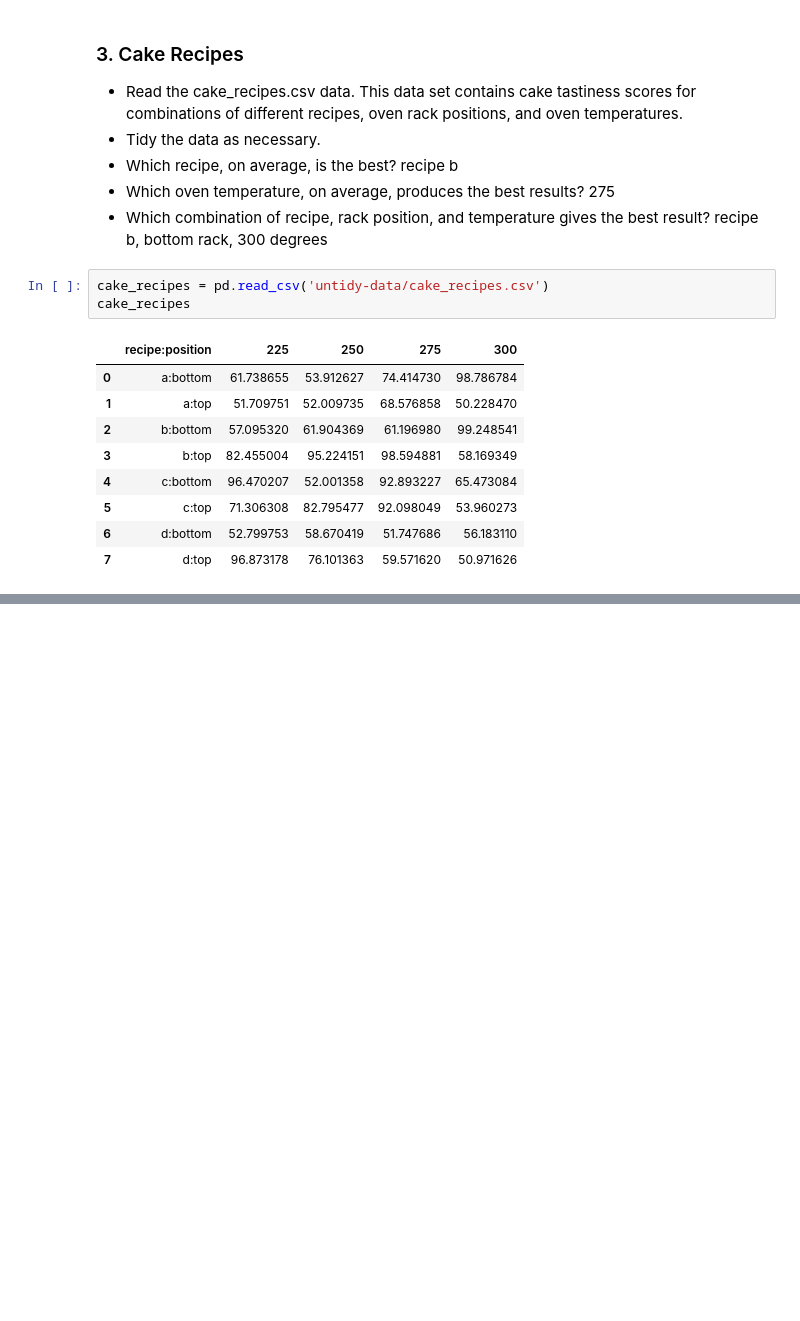
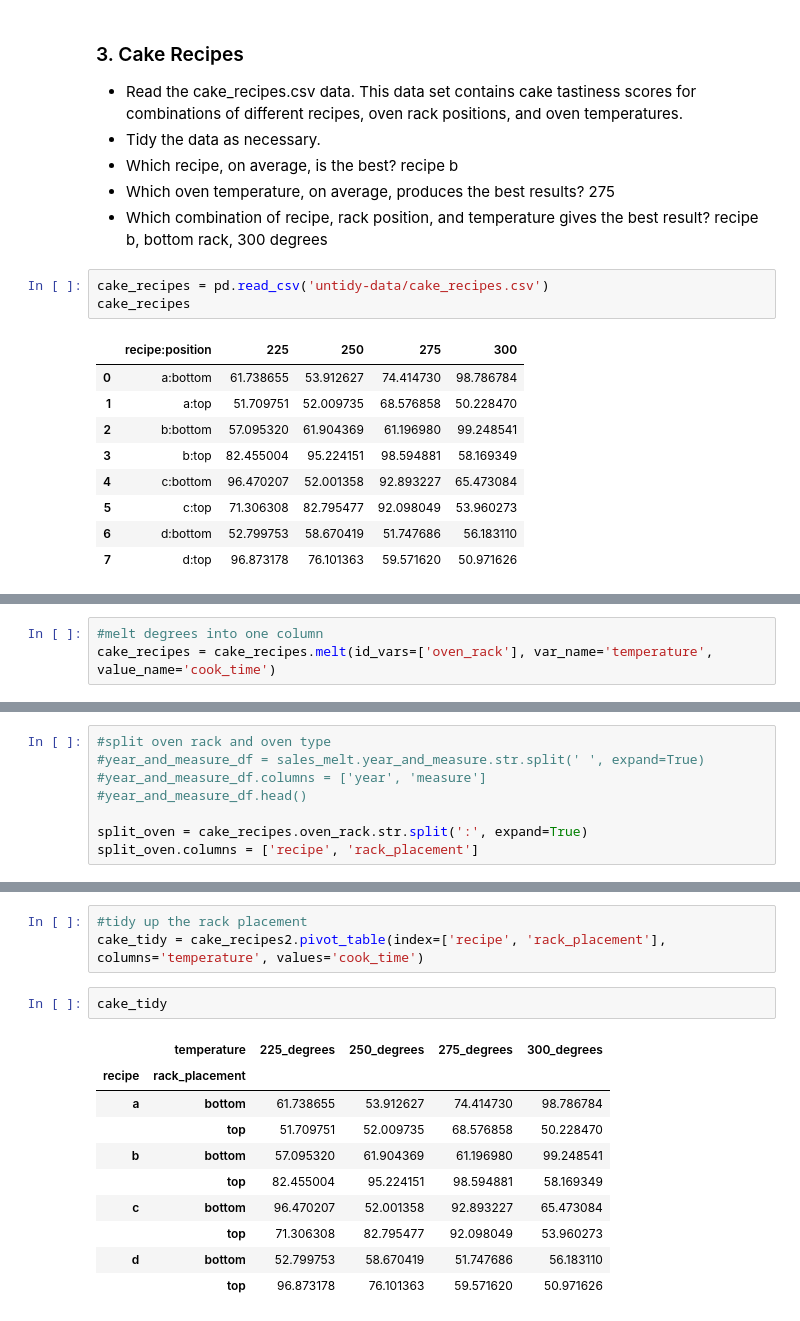
Before and after one commit to segovialori/classification_exercises, a Jupyter notebook: tidy_data.ipynb, the cells around one changed output, grey strips where cells are left out. Cells and saved outputs as stored; diff of their text form; blank space fills up the shorter version.

```diff
--- a/tidy_data.ipynb
+++ b/tidy_data.ipynb
@@ -127,0 +186,3 @@ cake_recipes
+# %%
+#melt degrees into one column
+cake_recipes = cake_recipes.melt(id_vars=['oven_rack'], var_name='temperature', value_name='cook_time')
@@ -127,0 +198,8 @@ cake_recipes
+# %%
+#split oven rack and oven type
+#year_and_measure_df = sales_melt.year_and_measure.str.split(' ', expand=True)
+#year_and_measure_df.columns = ['year', 'measure']
+#year_and_measure_df.head()
+
+split_oven = cake_recipes.oven_rack.str.split(':', expand=True)
+split_oven.columns = ['recipe', 'rack_placement']
@@ -127,0 +221,16 @@ cake_recipes
+# %%
+#tidy up the rack placement
+cake_tidy = cake_recipes2.pivot_table(index=['recipe', 'rack_placement'], columns='temperature', values='cook_time')
+# %%
+cake_tidy
+# %% [output]
+|  | temperature | 225_degrees | 250_degrees | 275_degrees | 300_degrees |
+| recipe | rack_placement |  |  |  |  |
+| a | bottom | 61.738655 | 53.912627 | 74.414730 | 98.786784 |
+|  | top | 51.709751 | 52.009735 | 68.576858 | 50.228470 |
+| b | bottom | 57.095320 | 61.904369 | 61.196980 | 99.248541 |
+|  | top | 82.455004 | 95.224151 | 98.594881 | 58.169349 |
+| c | bottom | 96.470207 | 52.001358 | 92.893227 | 65.473084 |
+|  | top | 71.306308 | 82.795477 | 92.098049 | 53.960273 |
+| d | bottom | 52.799753 | 58.670419 | 51.747686 | 56.183110 |
+|  | top | 96.873178 | 76.101363 | 59.571620 | 50.971626 |
```
Also changed, not shown: parts of 18 cells of this notebook.
